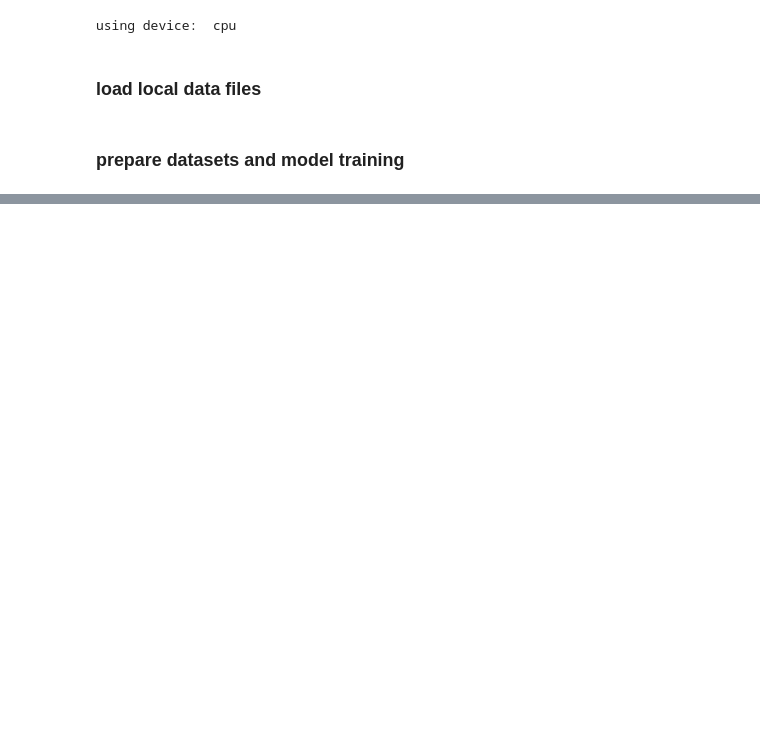
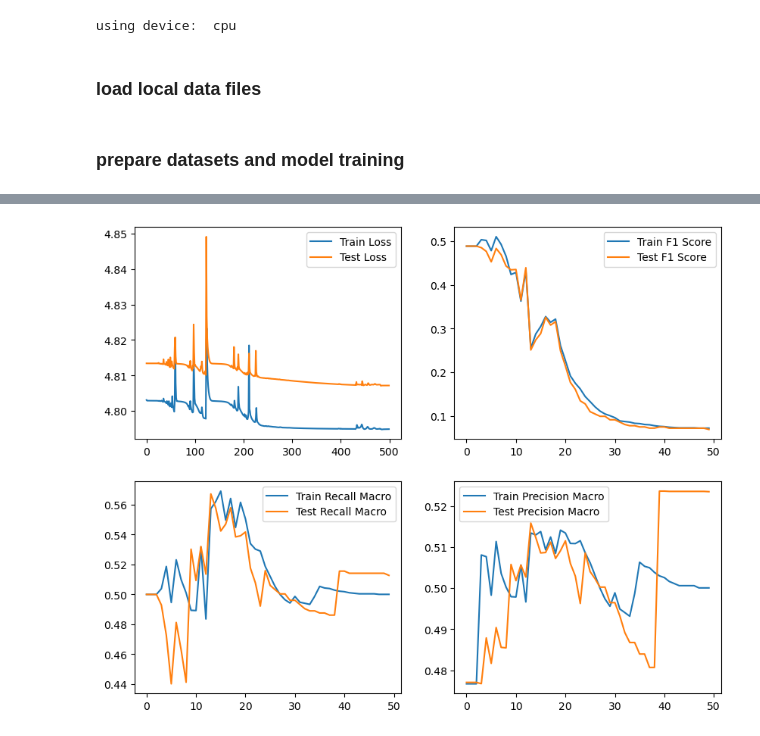
Before and after one commit to JiaxingQiu/llm_nicu_vitalsigns, a Jupyter notebook: script/CLIP/main_clip_hr_death.ipynb, the cells around one changed output, grey strips where cells are left out. Cells and saved outputs as stored; diff of their text form; code cells hidden in the pictures; blank space fills up the shorter version.

Commit message:
add evaluation for clip

```diff
--- a/script/CLIP/main_clip_hr_death.ipynb
+++ b/script/CLIP/main_clip_hr_death.ipynb
@@ -32,22 +52,33 @@ df_train, df_test = train_test_split(df, test_size=0.2, stratify=df['text'])
 # %%
 # text_encoder_name = 'dmis-lab/biobert-base-cased-v1.2'
 text_encoder_name = 'sentence-transformers/all-mpnet-base-v2'
-
-ts_f_train, tx_f_train, labels_train = get_features(df_train, text_encoder_name=text_encoder_name)
+ts_encoder_name = 'hr_vae_linear_medium'
+ts_f_train, tx_f_train, labels_train = get_features(df_train,ts_encoder_name,text_encoder_name)
 train_dataloader = CLIPDataset(ts_f_train, tx_f_train, labels_train).dataloader(batch_size=128)
 
-ts_f_test, tx_f_test, labels_test = get_features(df_test, text_encoder_name=text_encoder_name)
+ts_f_test, tx_f_test, labels_test = get_features(df_test, ts_encoder_name,text_encoder_name)
 test_dataloader = CLIPDataset(ts_f_test, tx_f_test, labels_test).dataloader(batch_size=128)
 # %%
-overwrite = True
+overwrite = False
 model_path = './results/clip_hr_death.pth'
 loss_path = './results/clip_hr_death_losses.pth'
+eval_metrics_path = './results/clip_hr_death_eval_metrics.pth'
 # Initialize model
 model = CLIPModel(
         ts_dim=ts_f_train.shape[1],    # 32
         text_dim=tx_f_train.shape[1],  # 768
         projection_dim=128
     )
+optimizer = torch.optim.AdamW(model.parameters(), lr=0.0001)
+
+# Learning rate scheduler
+scheduler = torch.optim.lr_scheduler.ReduceLROnPlateau(
+    optimizer,
+    mode='min',           # Reduce LR when metric stops decreasing
+    factor=0.9,          # Multiply LR by this factor
+    patience=50,          # Number of epochs to wait before reducing LR
+    min_lr=1e-10         # Don't reduce LR below this value
+)
 # %% [output]
 =================================================================
 Layer (type:depth-idx)                   Param #
@@ -186,0 +100,66 @@ tensor([[1.],
+# %%
+
+if overwrite or not os.path.exists(model_path):
+    num_epochs = 10
+    num_saves = 50 # total epochs will be num_saves * num_epochs
+    train_losses=[]
+    test_losses=[]
+    train_eval_metrics_list = []
+    test_eval_metrics_list = []
+    for i in range(num_saves):
+        train_losses_tmp, test_losses_tmp = train(model,
+                                                train_dataloader,
+                                                test_dataloader,
+                                                optimizer,
+                                                scheduler,
+                                                num_epochs,
+                                                device)
+        train_losses = train_losses + train_losses_tmp
+        test_losses = test_losses + test_losses_tmp
+
+        train_eval_metrics = eval_model(model, y_true_train, ts_df_train, txt_ls, ts_encoder_name, text_encoder_name)
+        test_eval_metrics = eval_model(model, y_true_test, ts_df_test, txt_ls, ts_encoder_name, text_encoder_name)
+        train_eval_metrics_list.append(train_eval_metrics)
+        test_eval_metrics_list.append(test_eval_metrics)
+        # save model and losses
+        torch.save(model.state_dict(), model_path)
+        torch.save({
+            'train_losses': train_losses,
+            'test_losses': test_losses }, loss_path)
+        # save train_eval_metrics_list and test_eval_metrics_list
+        torch.save({
+            'train_evals': train_eval_metrics_list,
+            'test_evals': test_eval_metrics_list }, eval_metrics_path)
+
+else:
+    model.load_state_dict(torch.load(model_path))
+    train_losses = torch.load(loss_path)['train_losses']
+    test_losses = torch.load(loss_path)['test_losses']
+    train_eval_metrics_list = torch.load(eval_metrics_path)['train_evals']
+    test_eval_metrics_list = torch.load(eval_metrics_path)['test_evals']
+
+    train_f1_scores = [eval_metrics['f1_macro'] for eval_metrics in train_eval_metrics_list]
+    test_f1_scores = [eval_metrics['f1_macro'] for eval_metrics in test_eval_metrics_list]
+    train_recall_macro = [eval_metrics['recall_macro'] for eval_metrics in train_eval_metrics_list]
+    test_recall_macro = [eval_metrics['recall_macro'] for eval_metrics in test_eval_metrics_list]
+    train_precision_macro = [eval_metrics['precision_macro'] for eval_metrics in train_eval_metrics_list]
+    test_precision_macro = [eval_metrics['precision_macro'] for eval_metrics in test_eval_metrics_list]
+
+    # plot 2 by 2 axes of losses, f1, recall, precision
+    # use axs to plot
+    fig, axs = plt.subplots(2, 2, figsize=(10, 8))
+    axs[0, 0].plot(train_losses, label='Train Loss')
+    axs[0, 0].plot(test_losses, label='Test Loss')
+    axs[0, 0].legend()
+    axs[0, 1].plot(train_f1_scores, label='Train F1 Score')
+    axs[0, 1].plot(test_f1_scores, label='Test F1 Score')
+    axs[0, 1].legend()
+    axs[1, 0].plot(train_recall_macro, label='Train Recall Macro')
+    axs[1, 0].plot(test_recall_macro, label='Test Recall Macro')
+    axs[1, 0].legend()
+    axs[1, 1].plot(train_precision_macro, label='Train Precision Macro')
+    axs[1, 1].plot(test_precision_macro, label='Test Precision Macro')
+    axs[1, 1].legend()
+    plt.show()
+# %% [output]
+[figure, added]
```
Also changed, not shown: parts of 7 cells of this notebook, 5 other files.
